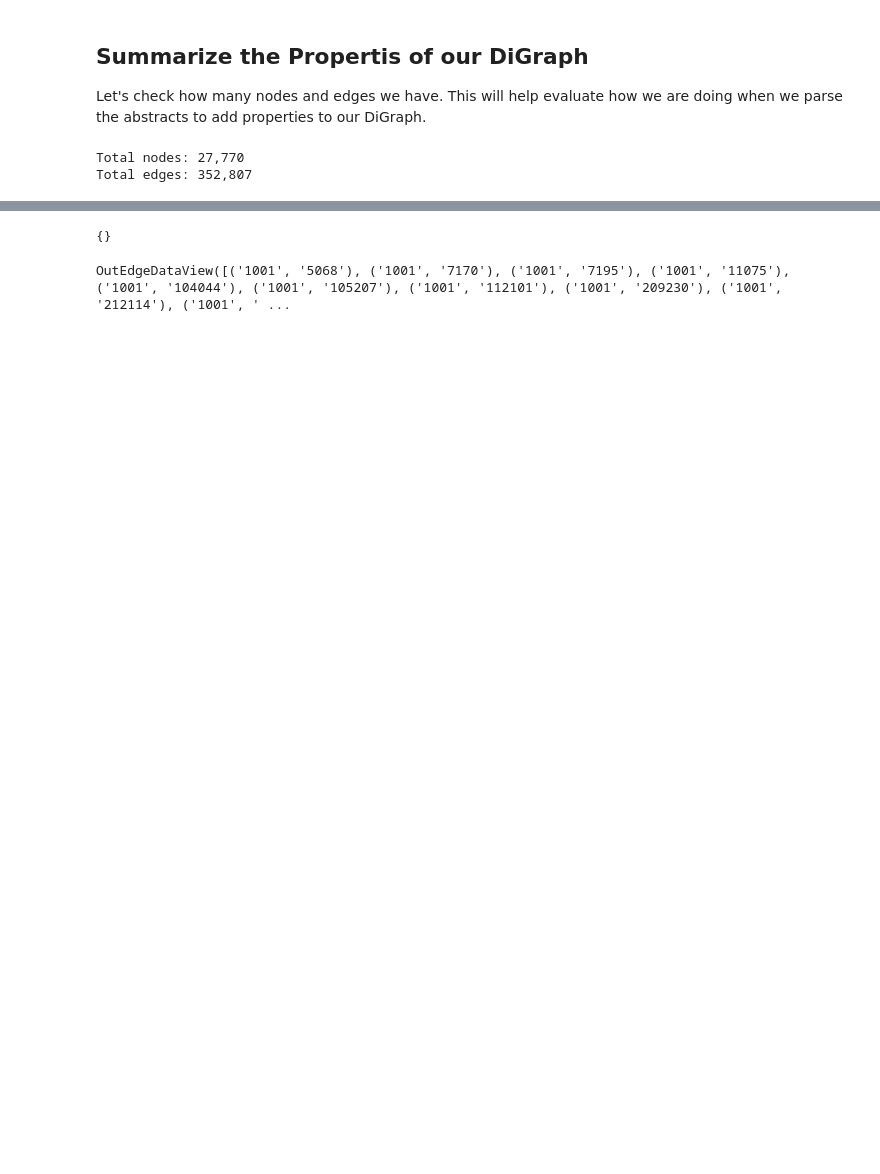
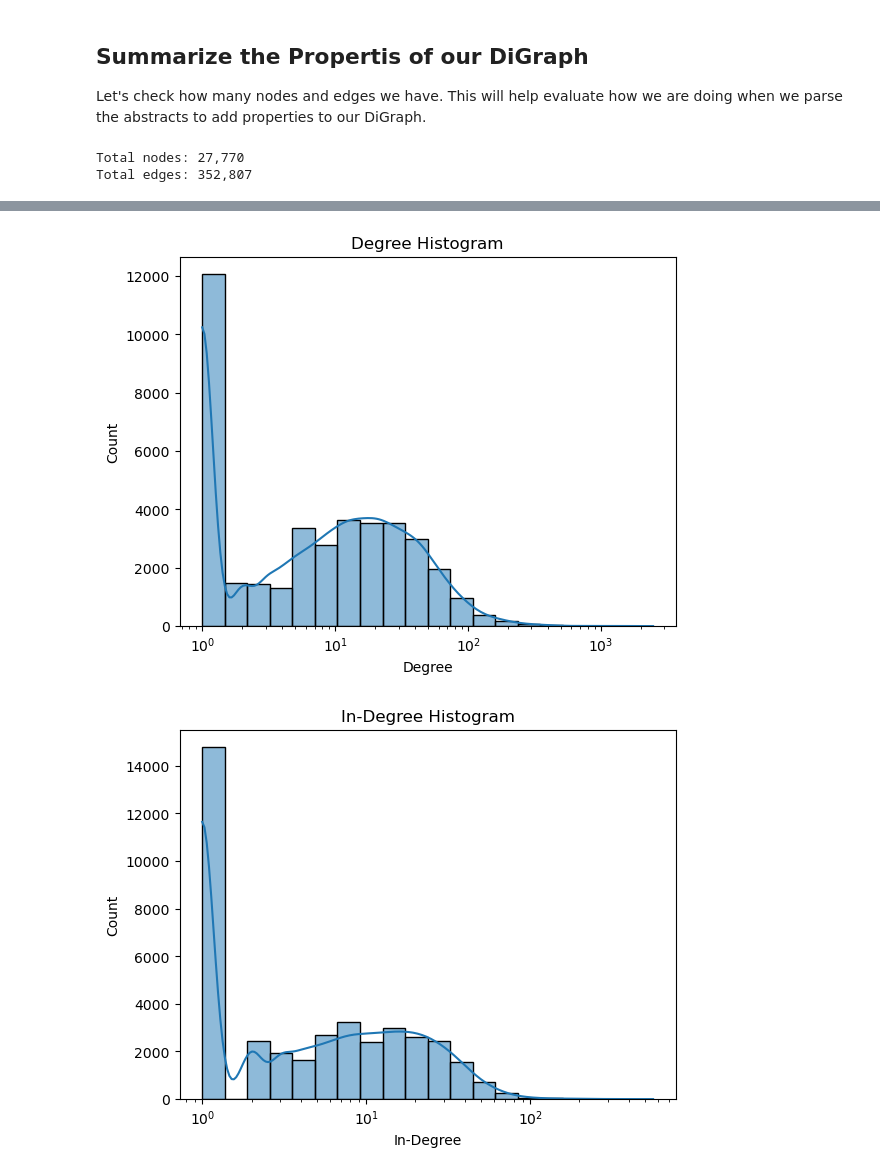
Before and after one commit to Graphlet-AI/graphml-class, a Jupyter notebook: Part 2 - Quantitative Networks - Social Network Analysis and Network Science.ipynb, the cells around one changed output, grey strips where cells are left out. Drawn from its saved outputs; the diff is of its cells as text; code cells hidden in the pictures; blank space fills up the shorter version.

Commit message:
Now successfully extracted abstracts from ChatGPT generated code. Computing degree/in/out-degree, about to fit random graph models, started to visualize in PyGraphistry.

```diff
--- a/Part 2 - Quantitative Networks - Social Network Analysis and Network Science.ipynb
+++ b/Part 2 - Quantitative Networks - Social Network Analysis and Network Science.ipynb
@@ -147,10 +227,11 @@ with gzip.GzipFile(fileobj=abstract_gzip_content) as f:
                 paper_info = extract_paper_info(content)
                 if paper_info:
                     paper_id = paper_info.get("Paper", "").split("/")[-1]  # Get the paper ID part of the "Paper" field
-                    for field, value in paper_info.items():
-                        if paper_id in G:
-                            G.nodes[paper_id][field] = value
-                        else:
-                            G.add_node(paper_id, **paper_info)
+                    if paper_id in G:
+                        for field, value in paper_info.items():
+                            if paper_id in G:
+                                G.nodes[paper_id][field] = value
+                    else:
+                        G.add_node(paper_id, **paper_info)
 
 # Now `G` is a property graph representing the "High-energy physics theory citation network" dataset
@@ -157,8 +256,30 @@ with gzip.GzipFile(fileobj=abstract_gzip_content) as f:
 # %%
-G.nodes["1001"]
+# Extract degree, in-degree, and out-degree for each node
+# +1 is to avoid problems with log-scale display
+degree_sequence = [d + 1 for n, d in G.degree()]
+in_degree_sequence = [d + 1 for n, d in G.in_degree()]
+out_degree_sequence = [d + 1 for n, d in G.out_degree()]
-# %% [output]
-{}
 # %%
-G.edges("1001")
+import seaborn as sns
+import matplotlib.pyplot as plt
+
+# Create histogram of degree
+ax = sns.histplot(degree_sequence, bins=20, kde=True, log_scale=True)
+ax.set(xlabel='Degree')
+plt.title('Degree Histogram')
+plt.show()
+
+# Create histogram of in-degree
+ax = sns.histplot(in_degree_sequence, bins=20, kde=True, log_scale=True)
+ax.set(xlabel='In-Degree')
+plt.title('In-Degree Histogram')
+plt.show()
+
+# Create histogram of out-degree
+ax = sns.histplot(out_degree_sequence, bins=20, kde=True, log_scale=True)
+ax.set(xlabel='Out-Degree')
+plt.title('Out-Degree Histogram')
+plt.show()
 # %% [output]
-OutEdgeDataView([('1001', '5068'), ('1001', '7170'), ('1001', '7195'), ('1001', '11075'), ('1001', '104044'), ('1001', '105207'), ('1001', '112101'), ('1001', '209230'), ('1001', '212114'), ('1001', ' ...
+[figure, added]
+[figure, added]
```
Also changed, not shown: parts of 12 cells of this notebook.
